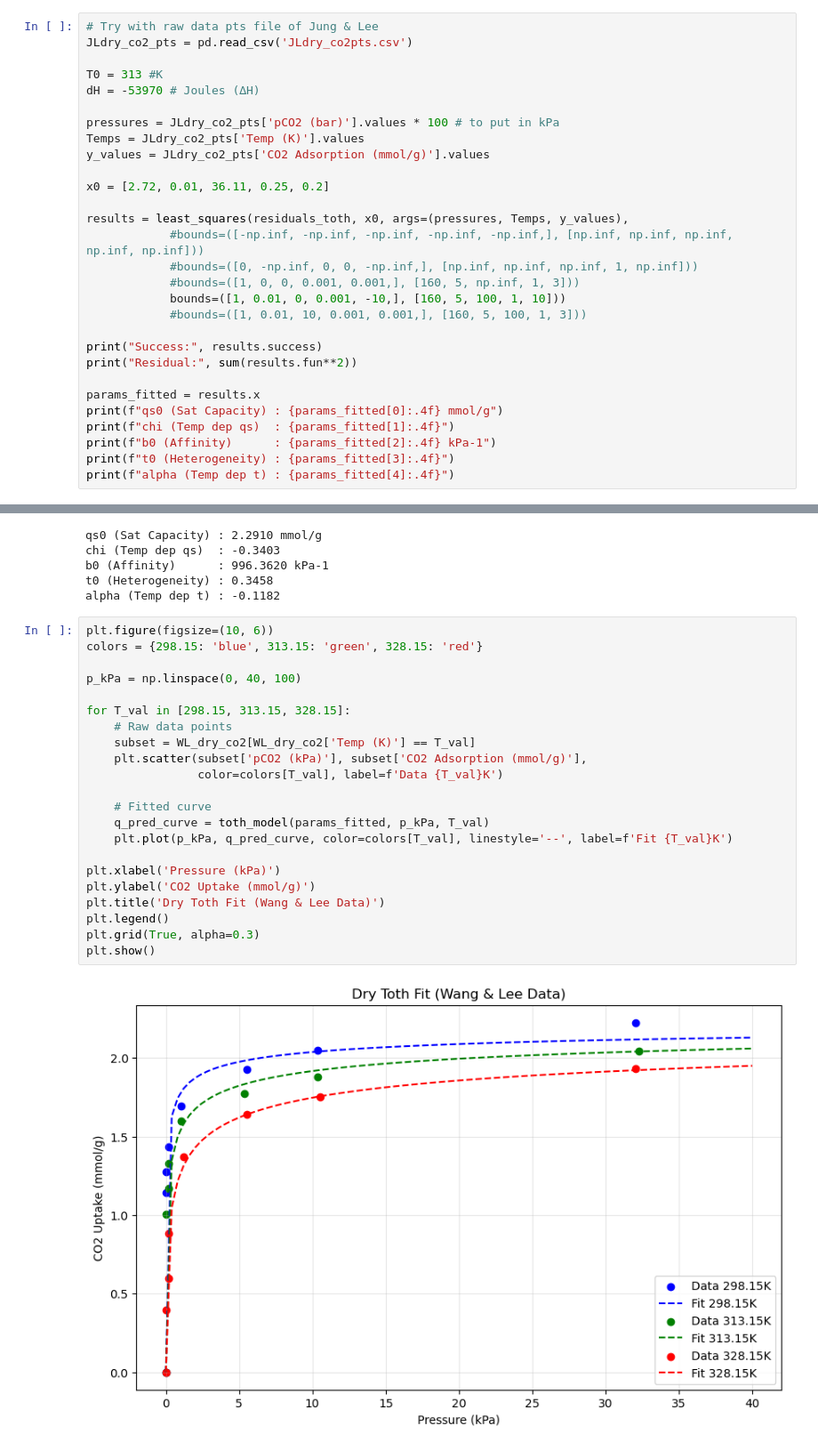
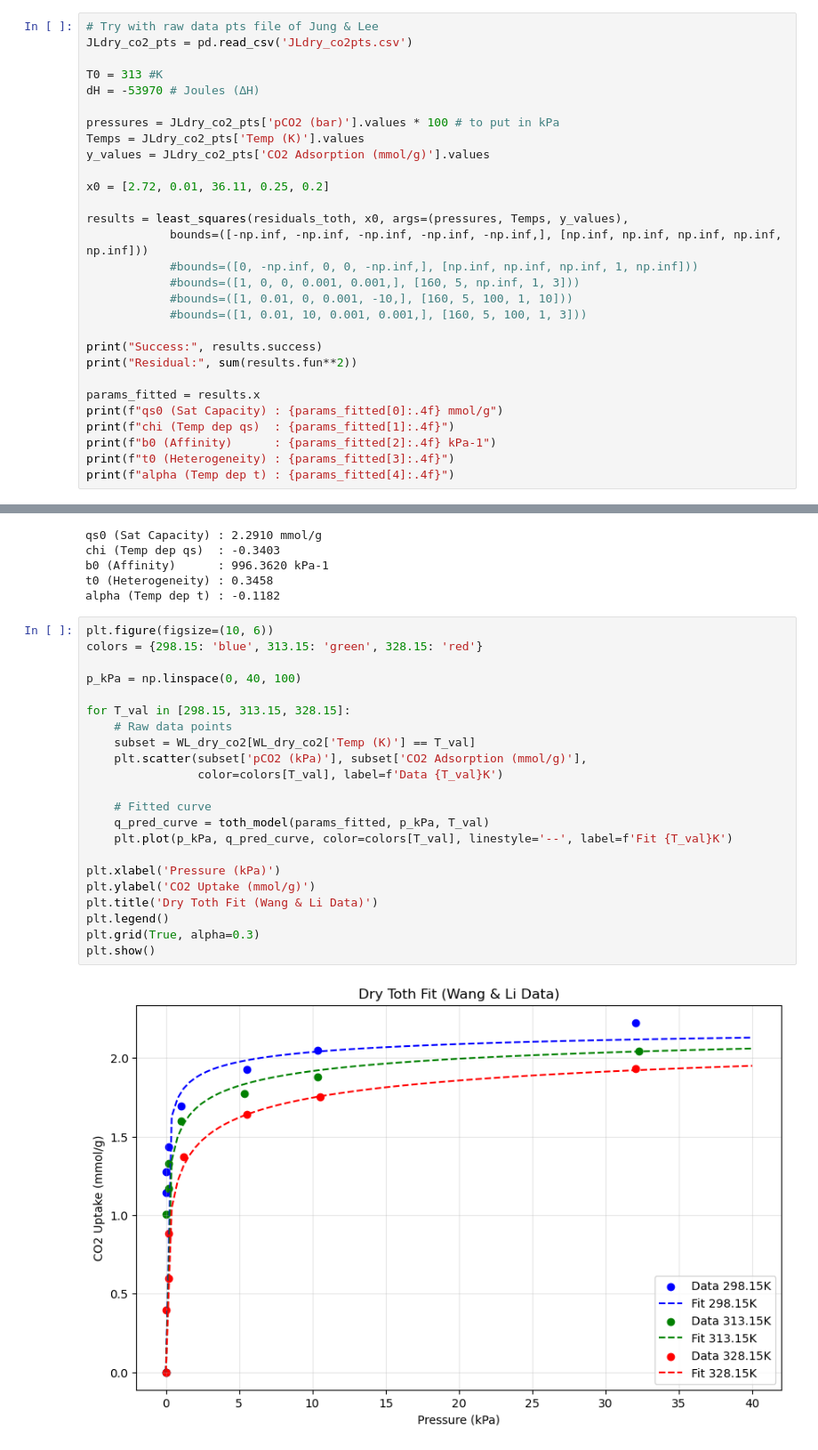
Before and after one commit to jenrpatterson/DAC-Project, a Jupyter notebook: In Progress/Grossman25.ipynb, the cells around one changed output, grey strips where cells are left out. Shown at 89% size. Drawn from its saved outputs; the diff is of its cells as text.

```diff
--- a/In Progress/Grossman25.ipynb
+++ b/In Progress/Grossman25.ipynb
@@ -241,10 +249,10 @@ y_values = JLdry_co2_pts['CO2 Adsorption (mmol/g)'].values
 x0 = [2.72, 0.01, 36.11, 0.25, 0.2]
 
 results = least_squares(residuals_toth, x0, args=(pressures, Temps, y_values),
-            #bounds=([-np.inf, -np.inf, -np.inf, -np.inf, -np.inf,], [np.inf, np.inf, np.inf, np.inf, np.inf]))
+            bounds=([-np.inf, -np.inf, -np.inf, -np.inf, -np.inf,], [np.inf, np.inf, np.inf, np.inf, np.inf]))
             #bounds=([0, -np.inf, 0, 0, -np.inf,], [np.inf, np.inf, np.inf, 1, np.inf]))
             #bounds=([1, 0, 0, 0.001, 0.001,], [160, 5, np.inf, 1, 3]))
-            bounds=([1, 0.01, 0, 0.001, -10,], [160, 5, 100, 1, 10]))
+            #bounds=([1, 0.01, 0, 0.001, -10,], [160, 5, 100, 1, 10]))
             #bounds=([1, 0.01, 10, 0.001, 0.001,], [160, 5, 100, 1, 3]))
 
 print("Success:", results.success)
@@ -497,24 +500,24 @@ alpha (Temp dep t) : -0.1182
 # %%
 plt.figure(figsize=(10, 6))
 colors = {298.15: 'blue', 313.15: 'green', 328.15: 'red'}
 
 p_kPa = np.linspace(0, 40, 100)
 
 for T_val in [298.15, 313.15, 328.15]:
     # Raw data points
     subset = WL_dry_co2[WL_dry_co2['Temp (K)'] == T_val]
     plt.scatter(subset['pCO2 (kPa)'], subset['CO2 Adsorption (mmol/g)'],
                 color=colors[T_val], label=f'Data {T_val}K')
 
     # Fitted curve
     q_pred_curve = toth_model(params_fitted, p_kPa, T_val)
     plt.plot(p_kPa, q_pred_curve, color=colors[T_val], linestyle='--', label=f'Fit {T_val}K')
 
 plt.xlabel('Pressure (kPa)')
 plt.ylabel('CO2 Uptake (mmol/g)')
-plt.title('Dry Toth Fit (Wang & Lee Data)')
+plt.title('Dry Toth Fit (Wang & Li Data)')
 plt.legend()
 plt.grid(True, alpha=0.3)
 plt.show()
 # %% [output]
-[figure, old version]
+[figure, new version]
```
Also changed, not shown: parts of 37 cells of this notebook, 8 other files.
